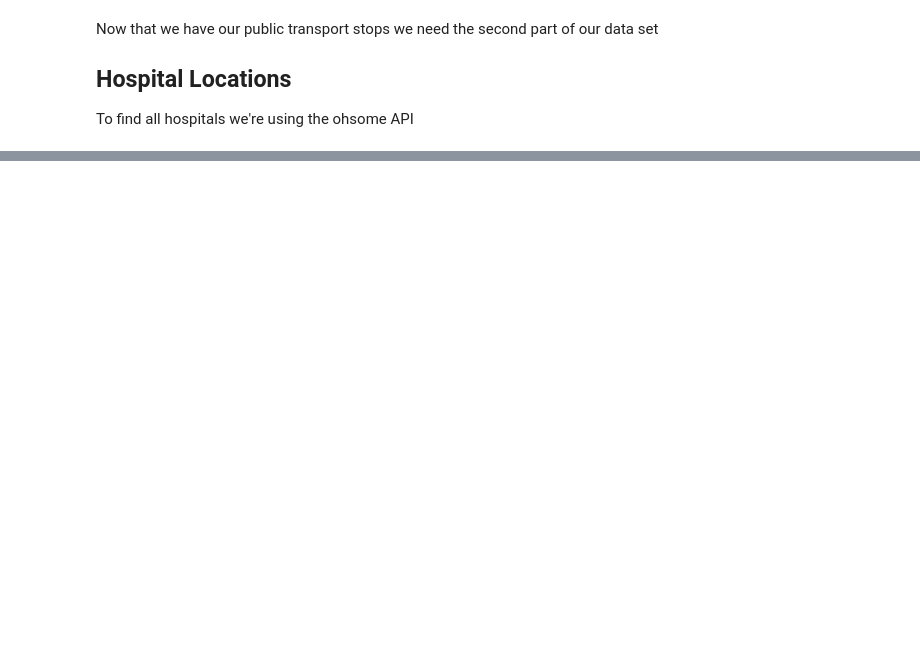
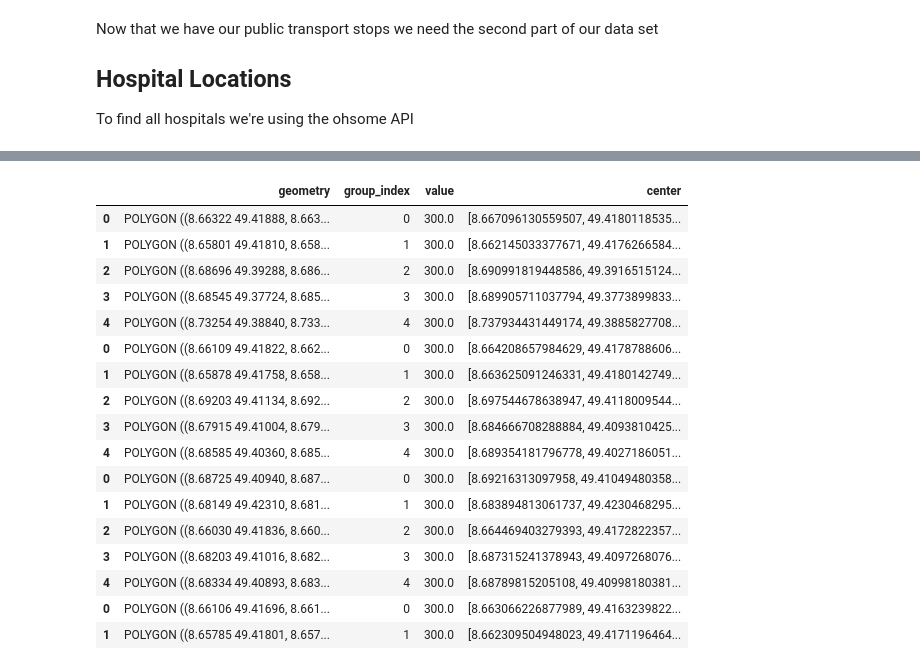
Before and after one commit to Chwiggy/2022-08-31_FinalAssignment, a Jupyter notebook: 2022-08-05_Methods.ipynb, the cells around one changed output, grey strips where cells are left out. Drawn from its saved outputs; the diff is of its cells as text; code cells hidden in the pictures; blank space fills up the shorter version.

Commit message:
Isochrones

```diff
--- a/2022-08-05_Methods.ipynb
+++ b/2022-08-05_Methods.ipynb
@@ -184,0 +345,5 @@ Not yet working
+# %%
+body = {"locations": ors_coordinates[10:15],"range":[300]}
+call = requests.post('https://api.openrouteservice.org/v2/isochrones/foot-walking', json=body, headers=headers)
+print(call.status_code, call.reason)
+temp_2 = gp.GeoDataFrame.from_features(call.json())
@@ -184,0 +352,5 @@ Not yet working
+# %%
+body = {"locations": ors_coordinates[15:],"range":[300]}
+call = requests.post('https://api.openrouteservice.org/v2/isochrones/foot-walking', json=body, headers=headers)
+print(call.status_code, call.reason)
+temp_3 = gp.GeoDataFrame.from_features(call.json())
@@ -184,0 +359,5 @@ Not yet working
+# %%
+isochrones_gdf  = isochrones_gdf.append(temp_1)
+# %%
+isochrones_gdf  = isochrones_gdf.append(temp_2)
+isochrones_gdf  = isochrones_gdf.append(temp_3)
@@ -184,0 +374,21 @@ Not yet working
+# %%
+isochrones_gdf.set_crs(epsg=4326, inplace=True)
+# %% [output]
+|  | geometry | group_index | value | center |
+| 0 | POLYGON ((8.66322 49.41888, 8.663... | 0 | 300.0 | [8.667096130559507, 49.4180118535... |
+| 1 | POLYGON ((8.65801 49.41810, 8.658... | 1 | 300.0 | [8.662145033377671, 49.4176266584... |
+| 2 | POLYGON ((8.68696 49.39288, 8.686... | 2 | 300.0 | [8.690991819448586, 49.3916515124... |
+| 3 | POLYGON ((8.68545 49.37724, 8.685... | 3 | 300.0 | [8.689905711037794, 49.3773899833... |
+| 4 | POLYGON ((8.73254 49.38840, 8.733... | 4 | 300.0 | [8.737934431449174, 49.3885827708... |
+| 0 | POLYGON ((8.66109 49.41822, 8.662... | 0 | 300.0 | [8.664208657984629, 49.4178788606... |
+| 1 | POLYGON ((8.65878 49.41758, 8.658... | 1 | 300.0 | [8.663625091246331, 49.4180142749... |
+| 2 | POLYGON ((8.69203 49.41134, 8.692... | 2 | 300.0 | [8.697544678638947, 49.4118009544... |
+| 3 | POLYGON ((8.67915 49.41004, 8.679... | 3 | 300.0 | [8.684666708288884, 49.4093810425... |
+| 4 | POLYGON ((8.68585 49.40360, 8.685... | 4 | 300.0 | [8.689354181796778, 49.4027186051... |
+| 0 | POLYGON ((8.68725 49.40940, 8.687... | 0 | 300.0 | [8.69216313097958, 49.41049480358... |
+| 1 | POLYGON ((8.68149 49.42310, 8.681... | 1 | 300.0 | [8.683894813061737, 49.4230468295... |
+| 2 | POLYGON ((8.66030 49.41836, 8.660... | 2 | 300.0 | [8.664469403279393, 49.4172822357... |
+| 3 | POLYGON ((8.68203 49.41016, 8.682... | 3 | 300.0 | [8.687315241378943, 49.4097268076... |
+| 4 | POLYGON ((8.68334 49.40893, 8.683... | 4 | 300.0 | [8.68789815205108, 49.40998180381... |
+| 0 | POLYGON ((8.66106 49.41696, 8.661... | 0 | 300.0 | [8.663066226877989, 49.4163239822... |
+| 1 | POLYGON ((8.65785 49.41801, 8.657... | 1 | 300.0 | [8.662309504948023, 49.4171196464... |
```
Also changed, not shown: parts of 31 cells of this notebook, 5 other files.
